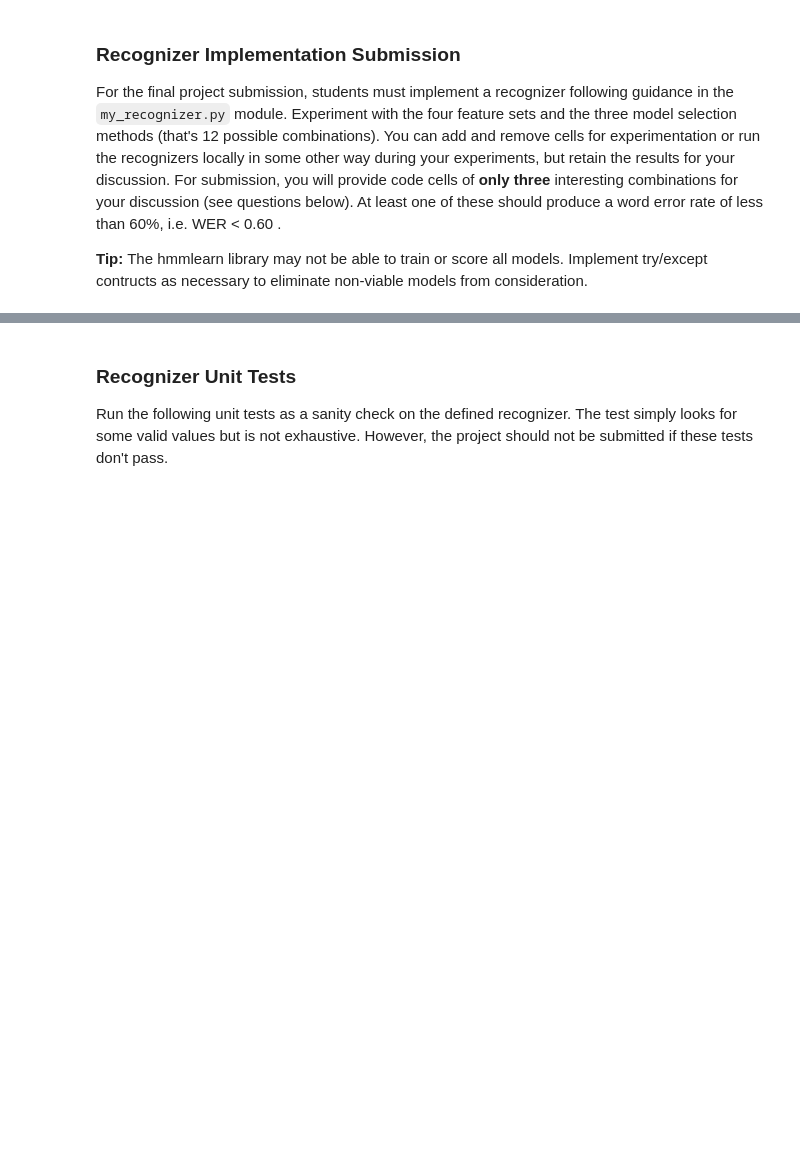
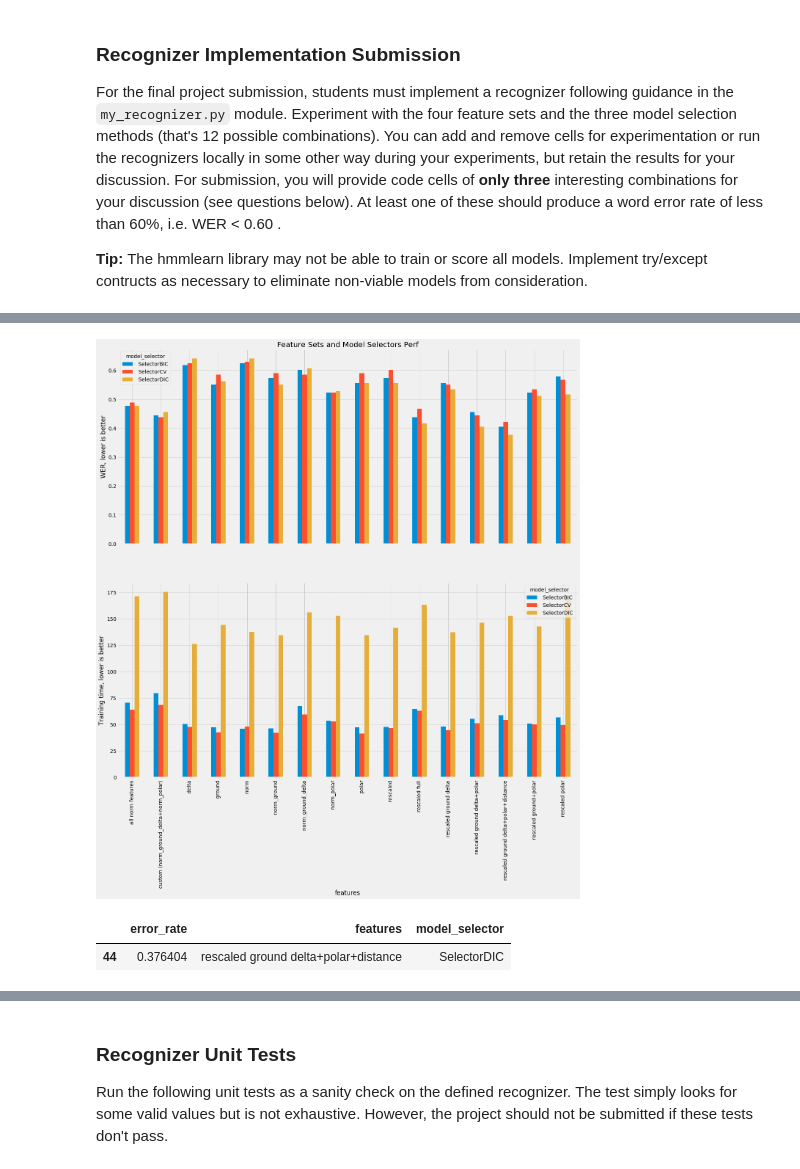
Before and after one commit to xnutsive/AIND-Recognizer, a Jupyter notebook: asl_recognizer.ipynb, the cells around one changed output, grey strips where cells are left out. Saved outputs shown, nothing was run; the diff lists cells and outputs as text; code cells hidden in the pictures; blank space fills up the shorter version.

Commit message:
Recognizer at WER 37%

```diff
--- a/asl_recognizer.ipynb
+++ b/asl_recognizer.ipynb
@@ -537,7 +630,7 @@ Training complete for JOHN with 13 states with time 13.201590444004978 seconds
 # TODO: Implement SelectorDIC in module my_model_selectors.py
 from my_model_selectors import SelectorDIC
 
-training = asl.build_training(features_ground)  # Experiment here with different feature sets defined in part 1
+training = asl.build_training(features_normalized_ground_delta)  # Experiment here with different feature sets defined in part 1
 sequences = training.get_all_sequences()
 Xlengths = training.get_all_Xlengths()
 for word in words_to_train:
@@ -592,7 +683,11 @@ The objective of this section is to "put it all together".  Using the four featu
 ##### Train the full training set
 The following example trains the entire set with the example `features_ground` and `SelectorConstant` features and model selector.  Use this pattern for you experimentation and final submission cells.
 # %%
-from my_model_selectors import SelectorConstant
+# autoreload for automatically reloading changes made in my_model_selectors and my_recognizer
+%load_ext autoreload
+%autoreload 2
+
+from my_model_selectors import SelectorCV, SelectorDIC, SelectorBIC
 
 def train_all_words(features, model_selector):
     training = asl.build_training(features)  # Experiment here with different feature sets defined in part 1
@@ -605,5 +700,5 @@ def train_all_words(features, model_selector):
         model_dict[word]=model
     return model_dict
 
-models = train_all_words(features_ground, SelectorConstant)
+models = train_all_words(features_ground, SelectorDIC)
 print("Number of word models returned = {}".format(len(models)))
@@ -630,10 +733,0 @@ from asl_utils import show_errors
-# %%
-# TODO Choose a feature set and model selector
-features = features_ground # change as needed
-model_selector = SelectorConstant # change as needed
-
-# TODO Recognize the test set and display the result with the show_errors method
-models = train_all_words(features, model_selector)
-test_set = asl.build_test(features)
-probabilities, guesses = recognize(models, test_set)
-show_errors(guesses, test_set)
@@ -649,0 +818,29 @@ show_errors(guesses, test_set)
+# %%
+# Write a dataset of experiments to csv
+training_df = pd.DataFrame(training)
+# training_df.to_csv("data/training_experiments.csv")
+
+training_df['experiment'] = training_df.experiment.apply(lambda f: f.split('/')[0] + '/ ' + f.split('/')[-1].split('.')[-1][:-2])
+training_df['features'] = training_df.experiment.apply(lambda f: f.split('/')[0])
+training_df['model_selector'] = training_df.experiment.apply(lambda f: f.split('/')[-1].split('.')[-1])
+training_df.to_csv('data/training_experiments_clean.csv')
+# %%
+plt.style.use('fivethirtyeight')
+fig, [ax1, ax2] = plt.subplots(figsize=(20, 20), nrows=2, sharex=True)
+
+ax1.set_title("Feature Sets and Model Selectors Perf")
+
+training_df.pivot(index='features', columns='model_selector', values='error_rate').plot.bar(ax=ax1)
+ax1.set_ylabel("WER, lower is better")
+
+training_df.pivot(index='features', columns='model_selector', values='training_time').plot.bar(ax=ax2)
+ax2.set_ylabel("Training time, lower is better")
+
+plt.show()
+# %% [output]
+[figure, added]
+# %%
+training_df.sort_values('error_rate')[['error_rate', 'features', 'model_selector']].head(1)
+# %% [output]
+|  | error_rate | features | model_selector |
+| 44 | 0.376404 | rescaled ground delta+polar+distance | SelectorDIC |
```
Also changed, not shown: parts of 40 cells of this notebook, 21 other files.
